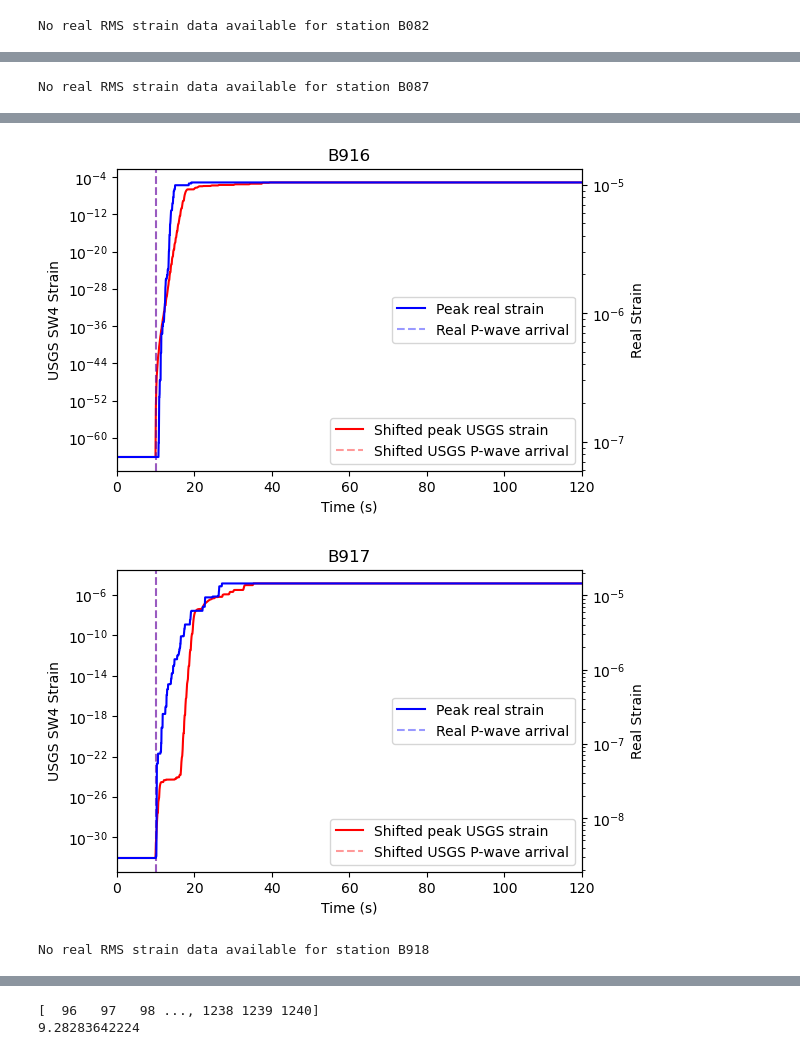
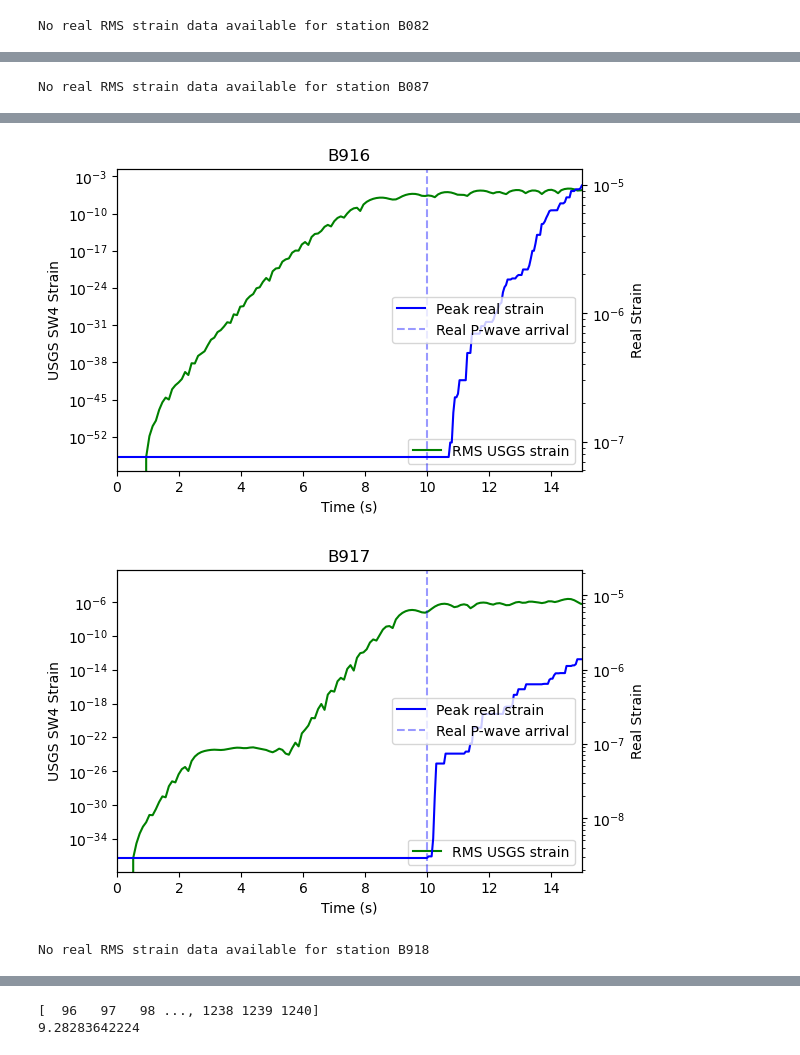
Before and after one commit to UO-Geophysics/sw4_strain, a Jupyter notebook: plot_peak_strain_usgssw4_vs_real.ipynb, the cells around one changed output, grey strips where cells are left out. Cells and saved outputs as stored; diff of their text form; code cells hidden in the pictures.

```diff
--- a/plot_peak_strain_usgssw4_vs_real.ipynb
+++ b/plot_peak_strain_usgssw4_vs_real.ipynb
@@ -6,5 +6,6 @@ import pandas as pd
 # %%
 path = '/Users/sydneydybing/SW4/strain/usgs_rc-results/'
 path2 = '/Users/sydneydybing/SW4/strain/M7_RC-results/'
+path3 = '/Users/sydneydybing/SW4/strain/multiseg-results/'
 stas = ['B072', 'B079', 'B082', 'B087', 'B916', 'B917', 'B918', 'B921']
 test_stas = ['B917']
@@ -11,8 +28,9 @@ test_stas = ['B917']
 # %%
 for sta in stas:
 
-    strain_usgs = pd.read_csv(path + sta + '.txt', sep = '\s+', skiprows = 16, names = ['time', 'xx', 'yy', 'zz', 'xy', 'xz', 'yz'])
+    strain_usgs = pd.read_csv(path3 + sta + '.txt', sep = '\s+', skiprows = 16, names = ['time', 'xx', 'yy', 'zz', 'xy', 'xz', 'yz'])
     strain_fq = pd.read_csv(path2 + sta + '.txt', sep = '\s+', skiprows = 16, names = ['time', 'xx', 'yy', 'zz', 'xy', 'xz', 'yz'])
+    # strain_multiseg = pd.read_csv(path3 + sta + '.txt', sep = '\s+', skiprows = 16, names = ['time', 'xx', 'yy', 'zz', 'xy', 'xz', 'yz'])
 
     xx_usgs = strain_usgs.xx.values
     xy_usgs = strain_usgs.xy.values
@@ -65,13 +83,14 @@ for sta in stas:
         # Put peak strain back into the output stream
         pst_strain_usgs[k] = max_strain
 
-    current_p_time = pst_times_usgs[p_arr_idx_usgs]
-    sampling_rate = len(pst_times_usgs) / max(pst_times_usgs)
-    needs_to_move_secs = 10 - current_p_time
-    samples_to_move = int(needs_to_move_secs * sampling_rate)
-    strain_fill_to_add = np.full((samples_to_move,), fill_value = p_arr_strain_usgs)
-    new_pst_strain_usgs = np.insert(pst_strain_usgs, 0, strain_fill_to_add)
-    new_pst_times_usgs = np.arange(0, max(pst_times_usgs)+needs_to_move_secs, step = (max(pst_times_usgs)+needs_to_move_secs)/len(new_pst_strain_usgs))
+    # current_p_time = pst_times_usgs[p_arr_idx_usgs]
+    # sampling_rate = len(pst_times_usgs) / max(pst_times_usgs)
+    # needs_to_move_secs = 10 - current_p_time
+    # samples_to_move = int(needs_to_move_secs * sampling_rate)
+    # print(samples_to_move)
+    # strain_fill_to_add = np.full((samples_to_move,), fill_value = p_arr_strain_usgs)
+    # new_pst_strain_usgs = np.insert(pst_strain_usgs, 0, strain_fill_to_add)
+    # new_pst_times_usgs = np.arange(0, max(pst_times_usgs)+needs_to_move_secs, step = (max(pst_times_usgs)+needs_to_move_secs)/len(new_pst_strain_usgs))
 
 #     print(pst_times_usgs.shape)
 #     print(pst_strain_usgs.shape)
@@ -93,19 +112,19 @@ for sta in stas:
     ax = fig.add_subplot(111)
     ax.set_title(sta)
 
-#     ax.plot(strain_usgs.time.values, xx_usgs, label = 'USGS xx', color = 'blue')
-#     ax.plot(strain_usgs.time.values, xy_usgs, label = 'USGS xy', color = 'orange')
-#     ax.plot(strain_usgs.time.values, yy_usgs, label = 'USGS yy', color = 'green')
+    # ax.plot(strain_usgs.time.values, xx_usgs, label = 'USGS xx', color = 'blue')
+    # ax.plot(strain_usgs.time.values, xy_usgs, label = 'USGS xy', color = 'orange')
+    # ax.plot(strain_usgs.time.values, yy_usgs, label = 'USGS yy', color = 'green')
 
 #     ax2 = ax.twinx()
 #     ax.plot(strain_fq.time.values, xx_fq, label = 'FQ xx', color = 'blue', linestyle = '--', alpha = 0.5)
 #     ax.plot(strain_fq.time.values, xy_fq, label = 'FQ xy', color = 'orange', linestyle = '--')
 #     ax.plot(strain_fq.time.values, yy_fq, label = 'FQ yy', color = 'green', linestyle = '--')
 
-#     ax.plot(rms_times_usgs, rms_strain_usgs, color = 'green', label = 'RMS USGS strain')
+    ax.plot(rms_times_usgs, rms_strain_usgs, color = 'green', label = 'RMS USGS strain')
 #     ax.plot(mod_rms_times_usgs, mod_rms_strain_usgs, color = 'blue', label = 'RMS USGS strain')
-#     ax.plot(pst_times_usgs, pst_strain_usgs, color = 'red', label = 'Peak USGS strain')
-    ax.plot(new_pst_times_usgs, new_pst_strain_usgs, color = 'red', label = 'Shifted peak USGS strain')
+    # ax.plot(pst_times_usgs, pst_strain_usgs, color = 'red', label = 'Peak USGS strain')
+    # ax.plot(new_pst_times_usgs, new_pst_strain_usgs, color = 'red', label = 'Shifted peak USGS strain')
 
 #     ax.plot(rms_times_fq, rms_strain_fq, color = 'green', label = 'RMS FQ strain', linestyle = '--')
 #     ax.plot(mod_rms_times_fq, mod_rms_strain_fq, color = 'blue', label = 'RMS FQ strain', linestyle = '--')
@@ -120,16 +139,16 @@ for sta in stas:
     ax2.set_ylabel('Real Strain')
     ax2.legend(loc = 'center right')
 
-    value = new_pst_strain_usgs[0]
-    i = np.where(new_pst_strain_usgs != value)[0]
+    # value = new_pst_strain_usgs[0]
+    # i = np.where(new_pst_strain_usgs != value)[0]
 #     ax.axvline(rms_times_usgs[i_usgs[0]], color = 'red', alpha = 0.4, linestyle = '--', label = 'USGS P-wave arrival')
-    ax.axvline(new_pst_times_usgs[i][0], color = 'red', alpha = 0.4, linestyle = '--', label = 'Shifted USGS P-wave arrival')
+    # ax.axvline(new_pst_times_usgs[i][0], color = 'red', alpha = 0.4, linestyle = '--', label = 'Shifted USGS P-wave arrival')
 #     ax.axvline(rms_times_fq[i_fq[0]], color = 'skyblue', linestyle = '--', label = 'FQ P-wave arrival')
 
     ax.set_xlabel('Time (s)')
     ax.set_ylabel('USGS SW4 Strain')
 #     ax.set_xlim(0, strain_fq.time.values[:int(len(strain_fq.time.values)/2)][-1])
-    ax.set_xlim(0, 120)
+    ax.set_xlim(0, 15)
 #     ax.set_ylim(min(xx_fq[:int(len(xx_fq)/2)])*1.1, max(xx_fq[:int(len(xx_fq)/2)])*1.1)
 #     plt.ylim(10**-15, 10**-3)
     ax.legend(loc = 'lower right')
@@ -146,3 +165,3 @@ No real RMS strain data available for station B087
-[figure, old version]
+[figure, new version]
-[figure, old version]
+[figure, new version]
 No real RMS strain data available for station B918
```
Also changed, not shown: parts of 2 cells of this notebook, 5 other files.
